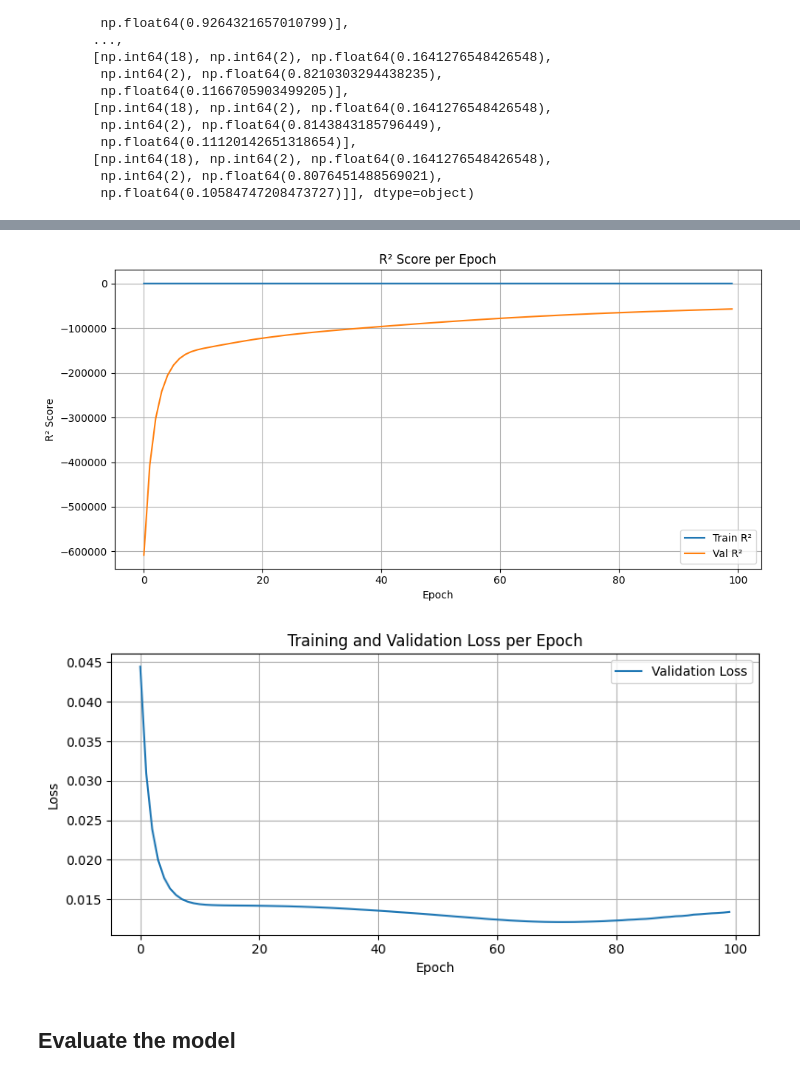
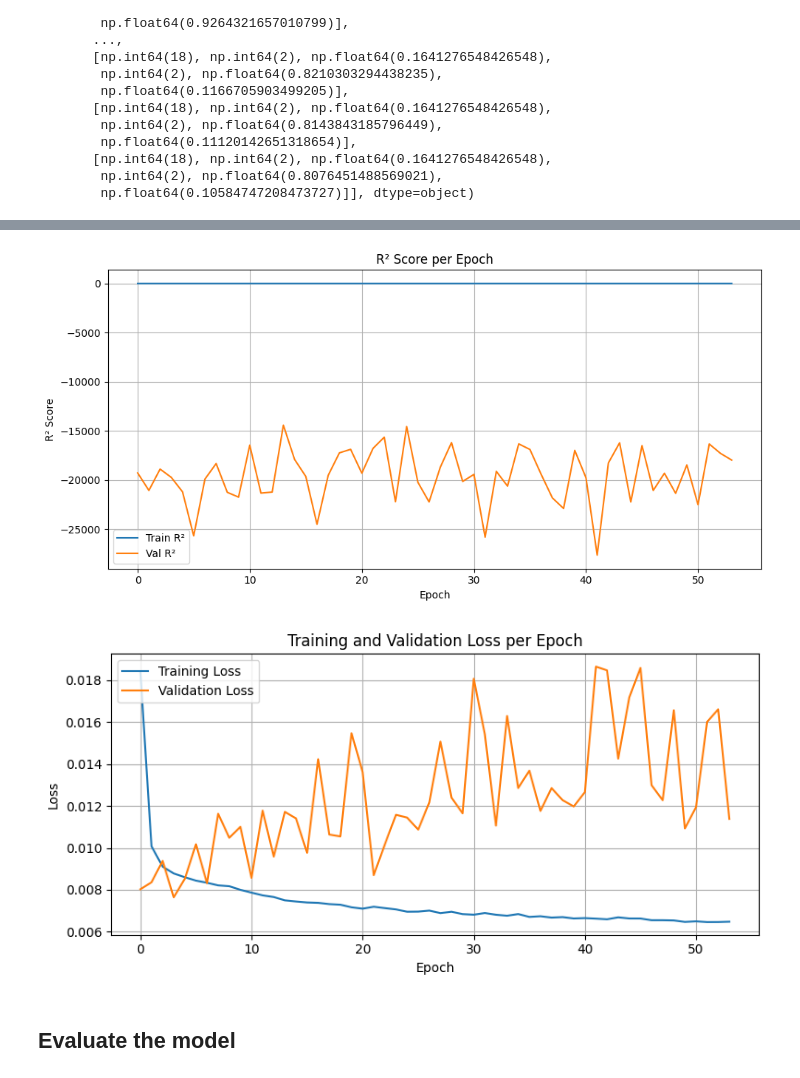
Before and after one commit to salomes97/Tree-Water-Deficit-Private, a Jupyter notebook: Transformer_Timeseries_Forecasting.ipynb, the cells around one changed output, grey strips where cells are left out. Saved outputs shown, nothing was run; the diff lists cells and outputs as text; code cells hidden in the pictures.

Commit message:
learning_rate=1e-3, weight_decay=1e-4 (bad results)

```diff
--- a/Transformer_Timeseries_Forecasting.ipynb
+++ b/Transformer_Timeseries_Forecasting.ipynb
@@ -459,7 +459,7 @@ output = Dense(forec_horizon, activation='softplus')(combined)
 #Typical values, For Adam or AdamW optimizers:
 #Common: 1e-3 (0.001)
 #Smaller for fine-tuning or transformers: 1e-4 (0.0001) or 1e-5 (0.00001)
-optimizer = AdamW(learning_rate=1e-6, weight_decay=0)
+optimizer = AdamW(learning_rate=1e-6, weight_decay=1e-2)
 model = Model(inputs=[seq_input, mch_input, site_input, species_input, year_input, day_sin_input, day_cos_input], outputs=output)
 model.compile(
     optimizer=optimizer,
@@ -723,20 +715,20 @@ plt.legend()
 plt.tight_layout()
 plt.show()
 # %% [output]
-[figure, old version]
+[figure, new version]
 # %%
 plt.figure(figsize=(8, 4))
-#plt.plot(history.history['loss'], label='Training Loss')
+plt.plot(history.history['loss'], label='Training Loss')
 plt.plot(history.history['val_loss'], label='Validation Loss')
 plt.xlabel('Epoch')
 plt.ylabel('Loss')
 plt.title('Training and Validation Loss per Epoch')
 plt.legend()
 plt.grid(True)
 plt.tight_layout()
 plt.show()
 # %% [output]
-[figure, old version]
+[figure, new version]
 # %% [markdown]
 ## Evaluate the model
 # %%
```
Also changed, not shown: parts of 2 cells of this notebook.
